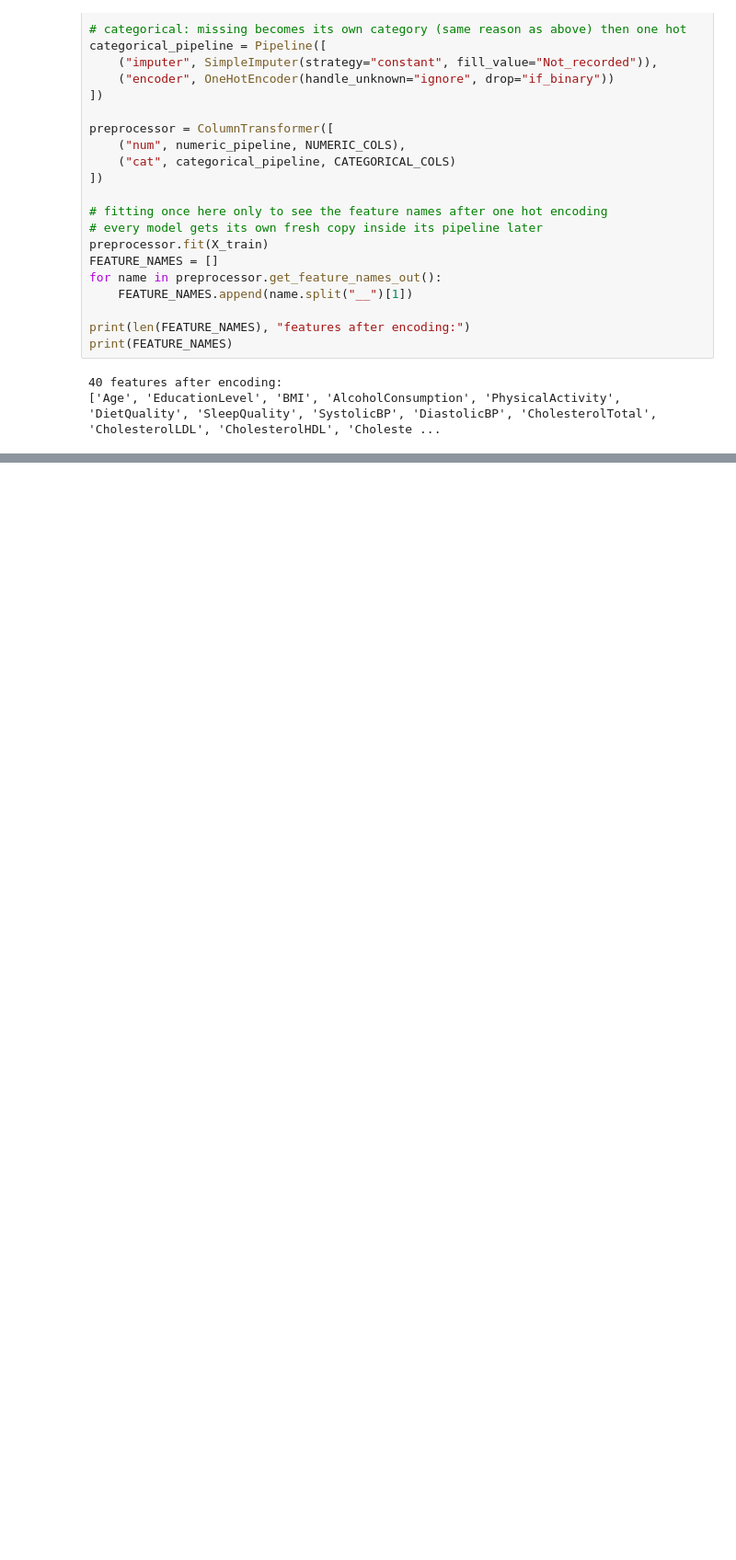
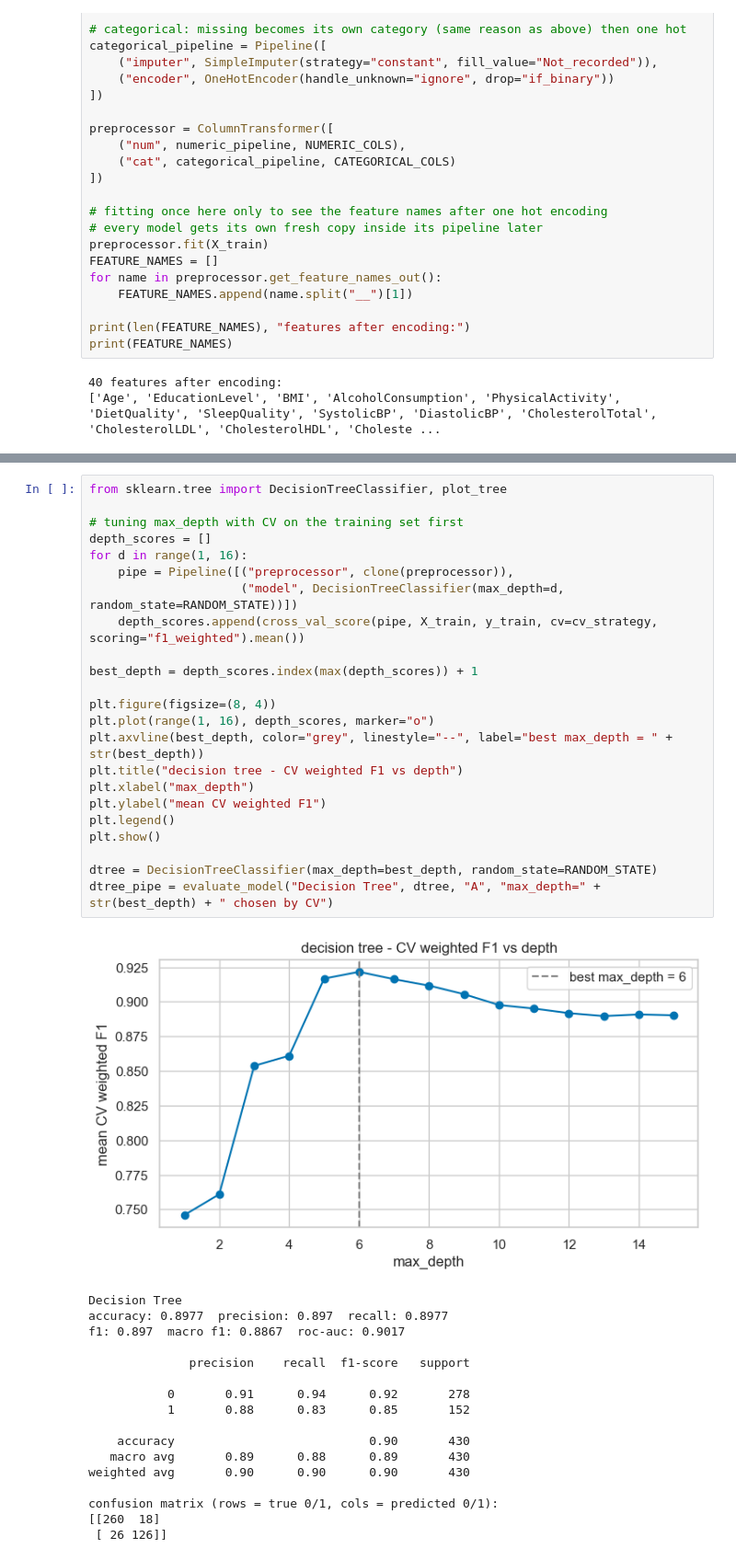
Before and after one commit to Key-to-Code/MLCaseStudy, a Jupyter notebook: classification.ipynb, the cells around one changed output, grey strips where cells are left out. Shown at 92% size. Cells and saved outputs as stored; diff of their text form; blank space fills up the shorter version.

```diff
--- a/classification.ipynb
+++ b/classification.ipynb
@@ -647,0 +853,41 @@ print(FEATURE_NAMES)
+# %%
+from sklearn.tree import DecisionTreeClassifier, plot_tree
+
+# tuning max_depth with CV on the training set first
+depth_scores = []
+for d in range(1, 16):
+    pipe = Pipeline([("preprocessor", clone(preprocessor)),
+                     ("model", DecisionTreeClassifier(max_depth=d, random_state=RANDOM_STATE))])
+    depth_scores.append(cross_val_score(pipe, X_train, y_train, cv=cv_strategy, scoring="f1_weighted").mean())
+
+best_depth = depth_scores.index(max(depth_scores)) + 1
+
+plt.figure(figsize=(8, 4))
+plt.plot(range(1, 16), depth_scores, marker="o")
+plt.axvline(best_depth, color="grey", linestyle="--", label="best max_depth = " + str(best_depth))
+plt.title("decision tree - CV weighted F1 vs depth")
+plt.xlabel("max_depth")
+plt.ylabel("mean CV weighted F1")
+plt.legend()
+plt.show()
+
+dtree = DecisionTreeClassifier(max_depth=best_depth, random_state=RANDOM_STATE)
+dtree_pipe = evaluate_model("Decision Tree", dtree, "A", "max_depth=" + str(best_depth) + " chosen by CV")
+# %% [output]
+[figure, added]
+Decision Tree
+accuracy: 0.8977  precision: 0.897  recall: 0.8977
+f1: 0.897  macro f1: 0.8867  roc-auc: 0.9017
+
+              precision    recall  f1-score   support
+
+           0       0.91      0.94      0.92       278
+           1       0.88      0.83      0.85       152
+
+    accuracy                           0.90       430
+   macro avg       0.89      0.88      0.89       430
+weighted avg       0.90      0.90      0.90       430
+
+confusion matrix (rows = true 0/1, cols = predicted 0/1):
+[[260  18]
+ [ 26 126]]
```
Also changed, not shown: parts of 83 cells of this notebook.
